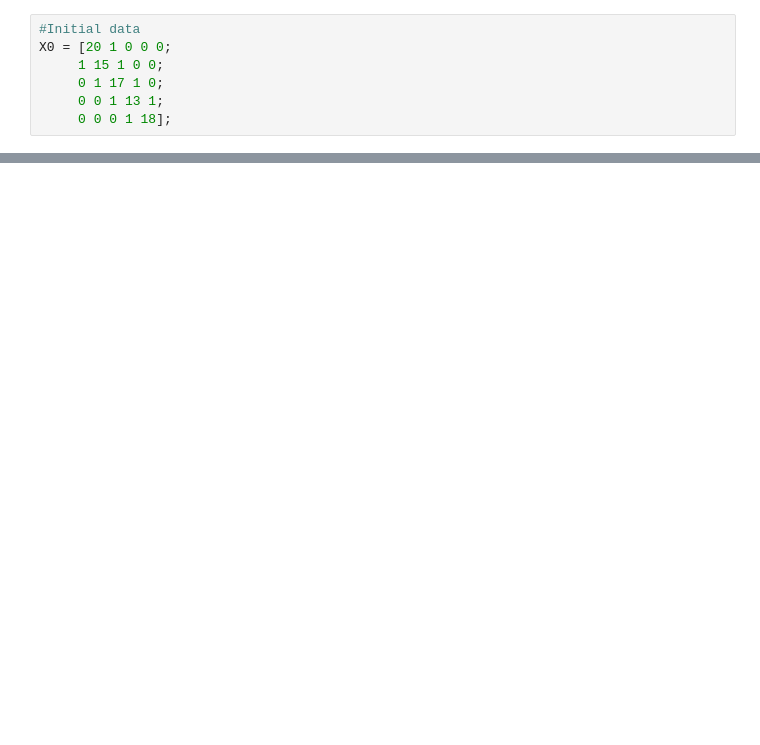
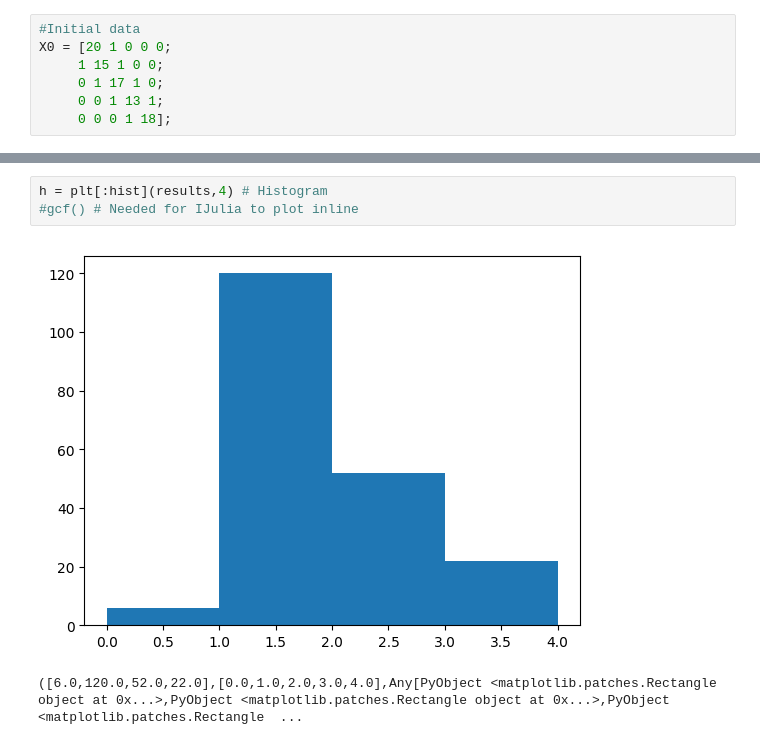
Before and after one commit to massiliak/ProjetFAT, a Jupyter notebook: fat.ipynb, the cells around one changed output, grey strips where cells are left out. Cells and saved outputs as stored; diff of their text form; blank space fills up the shorter version.

```diff
--- a/fat.ipynb
+++ b/fat.ipynb
@@ -137,0 +142,6 @@ arrival 1039.7939168369373
+# %%
+h = plt[:hist](results,4) # Histogram
+#gcf() # Needed for IJulia to plot inline
+# %% [output]
+[figure, added]
+([6.0,120.0,52.0,22.0],[0.0,1.0,2.0,3.0,4.0],Any[PyObject <matplotlib.patches.Rectangle object at 0x...>,PyObject <matplotlib.patches.Rectangle object at 0x...>,PyObject <matplotlib.patches.Rectangle  ...
```
Also changed, not shown: parts of 7 cells of this notebook.
